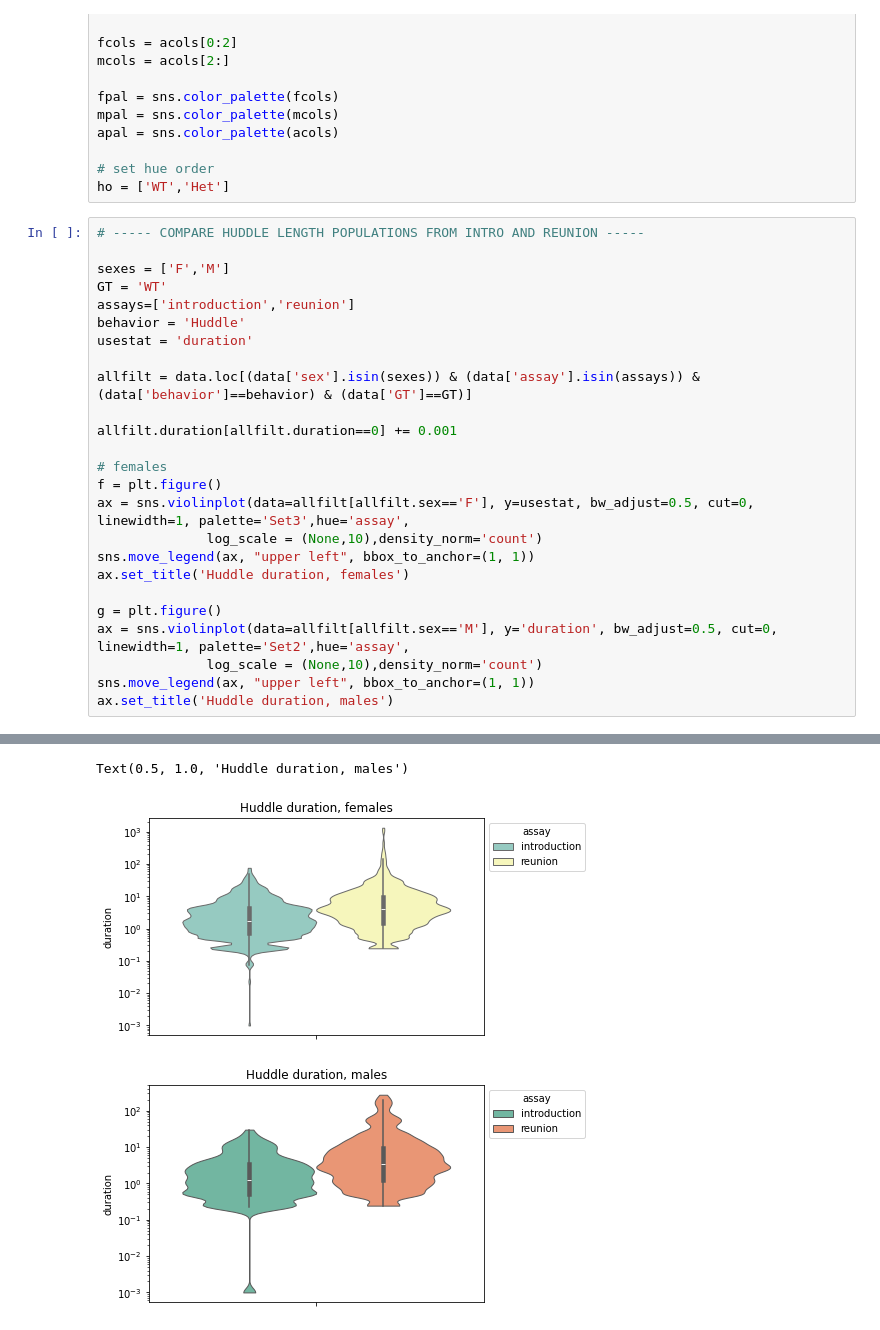
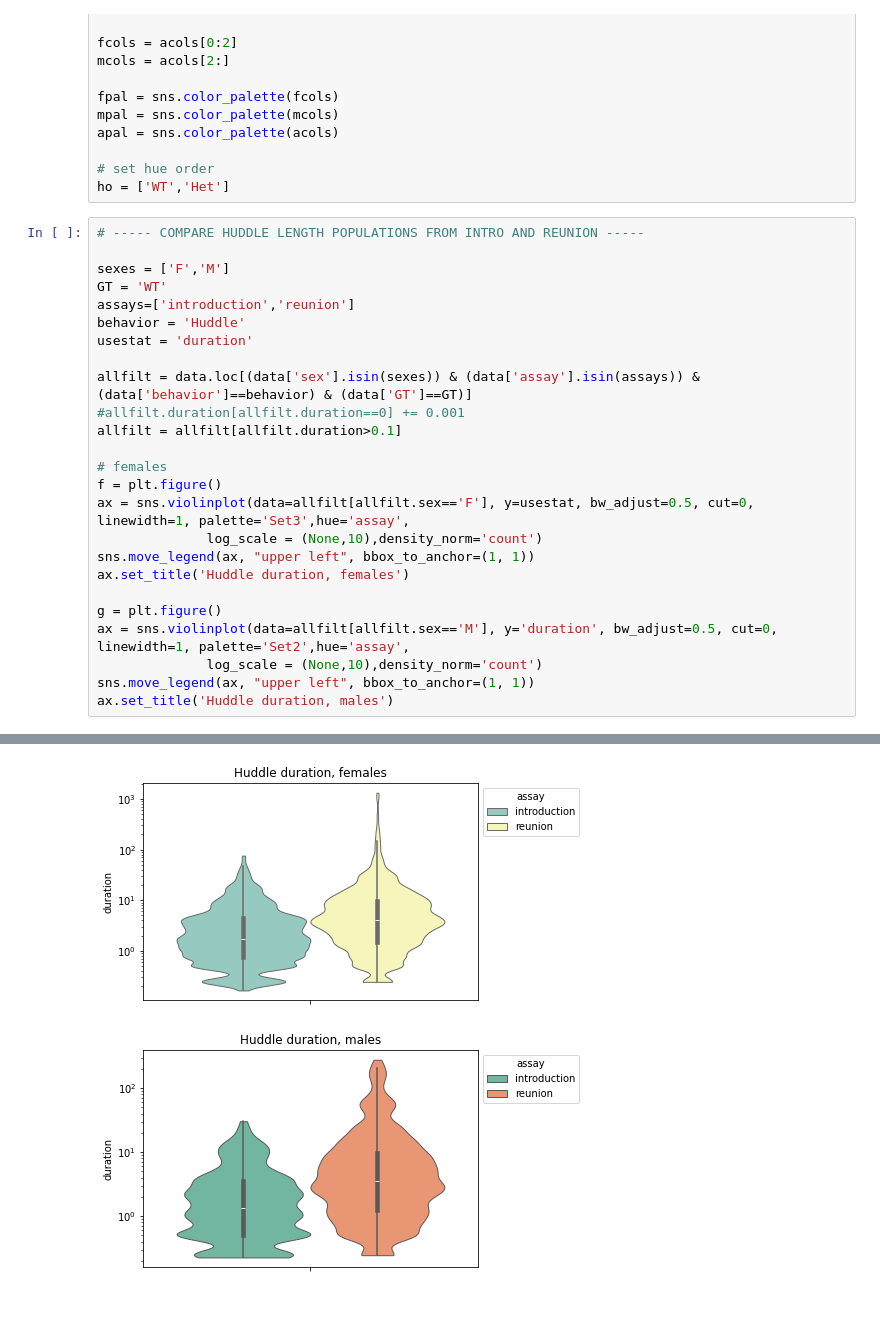
Before and after one commit to nhoglen/scn2a-paper-GWJSNH-code, a Jupyter notebook: 241112_scratch_WThuddleTimes-introVreunion.ipynb, the cells around one changed output, grey strips where cells are left out. Saved outputs shown, nothing was run; the diff lists cells and outputs as text.

```diff
--- a/241112_scratch_WThuddleTimes-introVreunion.ipynb
+++ b/241112_scratch_WThuddleTimes-introVreunion.ipynb
@@ -54,8 +54,8 @@ behavior = 'Huddle'
 usestat = 'duration'
 
 allfilt = data.loc[(data['sex'].isin(sexes)) & (data['assay'].isin(assays)) & (data['behavior']==behavior) & (data['GT']==GT)]
-
-allfilt.duration[allfilt.duration==0] += 0.001
+#allfilt.duration[allfilt.duration==0] += 0.001
+allfilt = allfilt[allfilt.duration>0.1]
 
 # females
 f = plt.figure()
@@ -81,6 +74,5 @@ See the caveats in the documentation: https://pandas.pydata.org/pandas-docs/stab
-Text(0.5, 1.0, 'Huddle duration, males')
-[figure, old version]
+[figure, new version]
-[figure, old version]
+[figure, new version]
 # %%
 # ----- CALCULATE MEAN DURATION PER INDIVIDUAL -----
 
```
Also changed, not shown: parts of 13 cells of this notebook, 6 other files.
